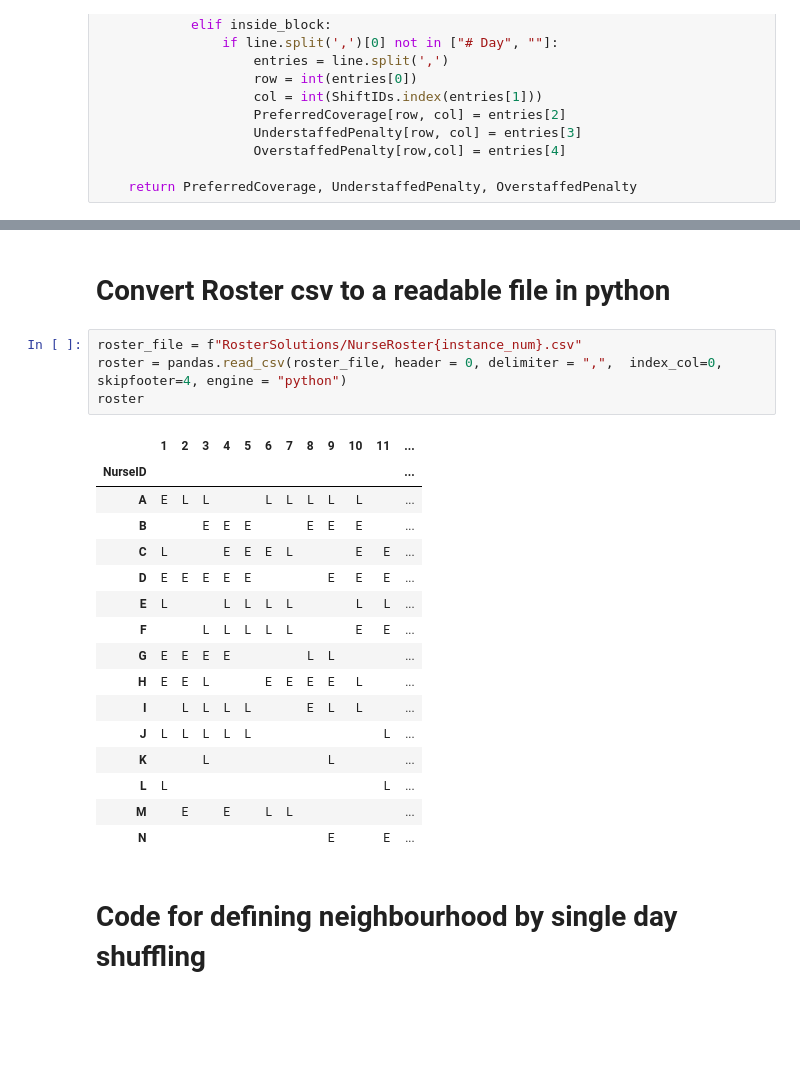
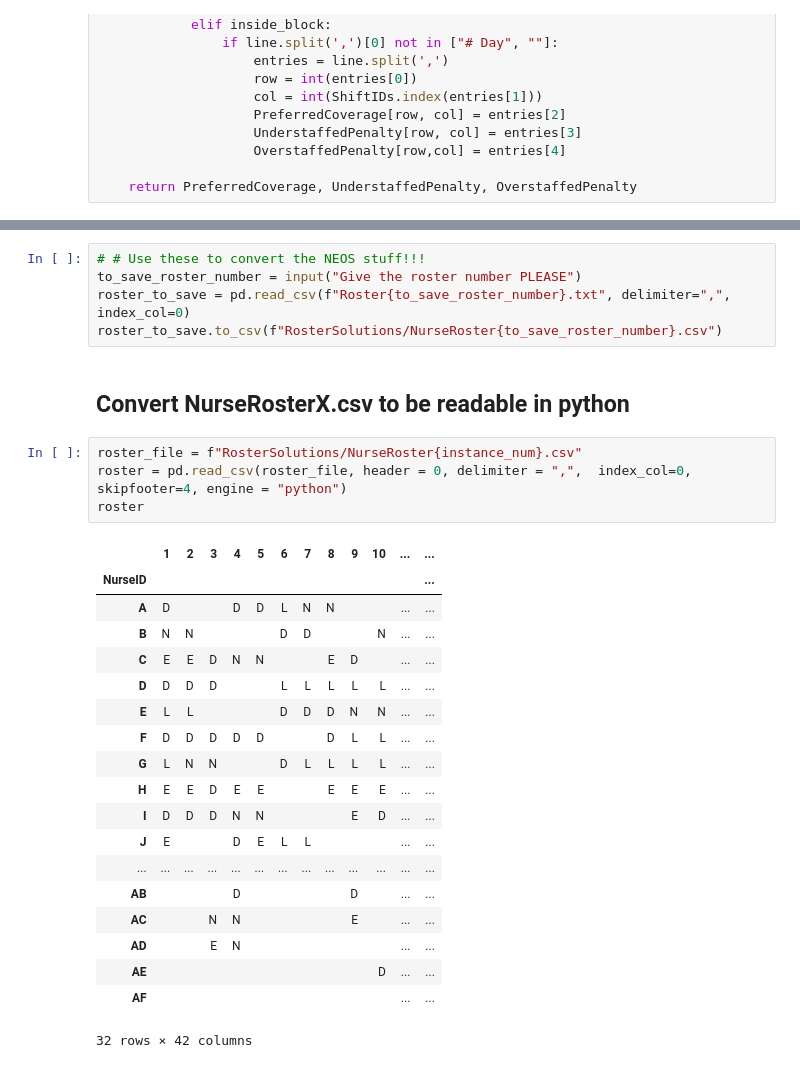
Before and after one commit to turtlesoul25/Dissertation2023_24, a Jupyter notebook: Convert_to_datafile.ipynb, the cells around one changed output, grey strips where cells are left out. Cells and saved outputs as stored; diff of their text form; blank space fills up the shorter version.

Commit message:
Need to get remaining initial roster solutions

```diff
--- a/Convert_to_datafile.ipynb
+++ b/Convert_to_datafile.ipynb
@@ -401,25 +1019,35 @@ Arrays saved to Instance_dats/Instance2.dat
+# %%
+# # Use these to convert the NEOS stuff!!!
+to_save_roster_number = input("Give the roster number PLEASE")
+roster_to_save = pd.read_csv(f"Roster{to_save_roster_number}.txt", delimiter=",", index_col=0)
+roster_to_save.to_csv(f"RosterSolutions/NurseRoster{to_save_roster_number}.csv")
 # %% [markdown]
-# Convert Roster csv to a readable file in python
+
+
+
+
+## Convert NurseRosterX.csv to be readable in python
 # %%
 roster_file = f"RosterSolutions/NurseRoster{instance_num}.csv"
-roster = pandas.read_csv(roster_file, header = 0, delimiter = ",",  index_col=0, skipfooter=4, engine = "python")
+roster = pd.read_csv(roster_file, header = 0, delimiter = ",",  index_col=0, skipfooter=4, engine = "python")
 roster
 # %% [output]
-|  | 1 | 2 | 3 | 4 | 5 | 6 | 7 | 8 | 9 | 10 | 11 | ... |
+|  | 1 | 2 | 3 | 4 | 5 | 6 | 7 | 8 | 9 | 10 | ... | ... |
 | NurseID |  |  |  |  |  |  |  |  |  |  |  | ... |
-| A | E | L | L |  |  | L | L | L | L | L |  | ... |
-| B |  |  | E | E | E |  |  | E | E | E |  | ... |
-| C | L |  |  | E | E | E | L |  |  | E | E | ... |
-| D | E | E | E | E | E |  |  |  | E | E | E | ... |
-| E | L |  |  | L | L | L | L |  |  | L | L | ... |
-| F |  |  | L | L | L | L | L |  |  | E | E | ... |
-| G | E | E | E | E |  |  |  | L | L |  |  | ... |
-| H | E | E | L |  |  | E | E | E | E | L |  | ... |
-| I |  | L | L | L | L |  |  | E | L | L |  | ... |
-| J | L | L | L | L | L |  |  |  |  |  | L | ... |
-| K |  |  | L |  |  |  |  |  | L |  |  | ... |
-| L | L |  |  |  |  |  |  |  |  |  | L | ... |
-| M |  | E |  | E |  | L | L |  |  |  |  | ... |
-| N |  |  |  |  |  |  |  |  | E |  | E | ... |
+| A | D |  |  | D | D | L | N | N |  |  | ... | ... |
+| B | N | N |  |  |  | D | D |  |  | N | ... | ... |
+| C | E | E | D | N | N |  |  | E | D |  | ... | ... |
+| D | D | D | D |  |  | L | L | L | L | L | ... | ... |
+| E | L | L |  |  |  | D | D | D | N | N | ... | ... |
+| F | D | D | D | D | D |  |  | D | L | L | ... | ... |
+| G | L | N | N |  |  | D | L | L | L | L | ... | ... |
+| H | E | E | D | E | E |  |  | E | E | E | ... | ... |
+| I | D | D | D | N | N |  |  |  | E | D | ... | ... |
+| J | E |  |  | D | E | L | L |  |  |  | ... | ... |
+| ... | ... | ... | ... | ... | ... | ... | ... | ... | ... | ... | ... | ... |
+| AB |  |  |  | D |  |  |  |  | D |  | ... | ... |
+| AC |  |  | N | N |  |  |  |  | E |  | ... | ... |
+| AD |  |  | E | N |  |  |  |  |  |  | ... | ... |
+| AE |  |  |  |  |  |  |  |  |  | D | ... | ... |
+| AF |  |  |  |  |  |  |  |  |  |  | ... | ... |
+32 rows × 42 columns
-# %% [markdown]
-# Code for defining neighbourhood by single day shuffling
```
Also changed, not shown: parts of 27 cells of this notebook, 40 other files.
